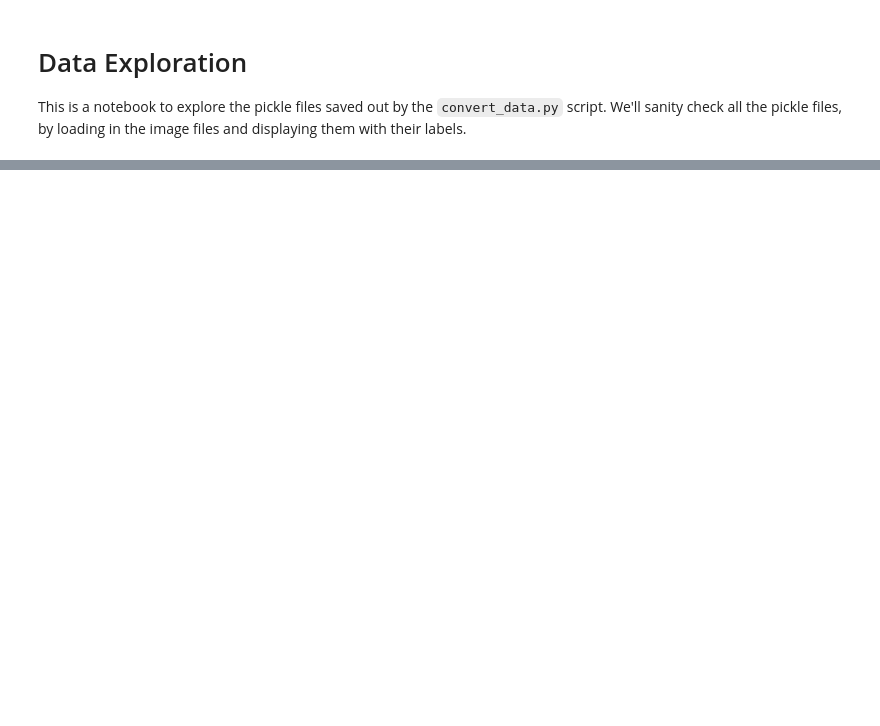
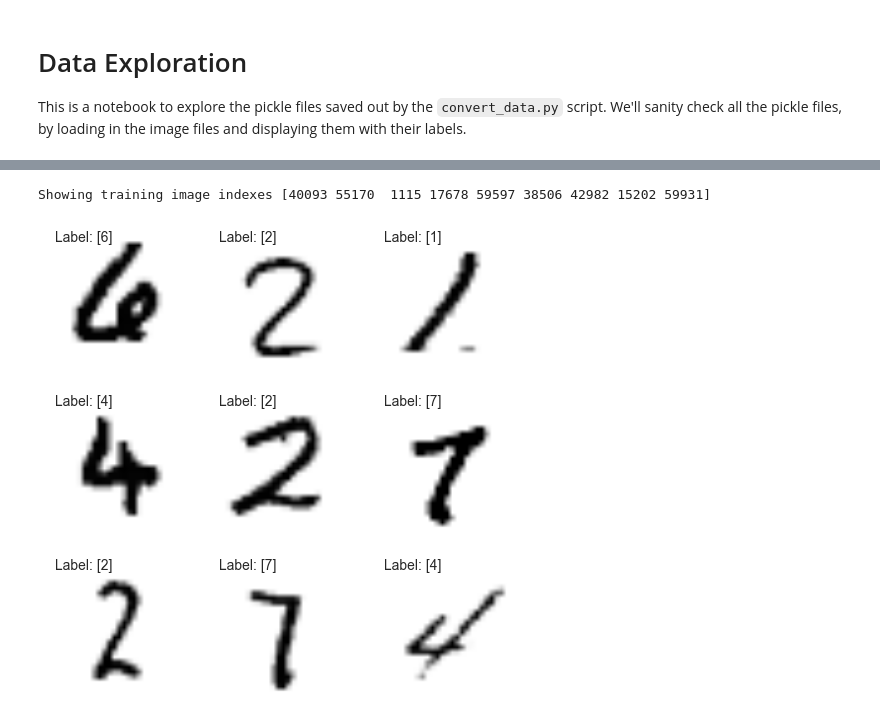
Before and after one commit to timgasser/keras-mnist, a Jupyter notebook: notebooks/data_exploration.ipynb, the cells around one changed output, grey strips where cells are left out. Drawn from its saved outputs; the diff is of its cells as text; code cells hidden in the pictures; blank space fills up the shorter version.

Commit message:
Finished off the data load and check notebook

```diff
--- a/notebooks/data_exploration.ipynb
+++ b/notebooks/data_exploration.ipynb
@@ -19,0 +22,19 @@ Y_TRAIN = DIR + 'train-images.idx3-ubyte.pkl'
+# %%
+# Set up the file directory and names
+DIR = '../input/'
+X_TRAIN = DIR + 'train-images-idx3-ubyte.pkl'
+Y_TRAIN = DIR + 'train-labels-idx1-ubyte.pkl'
+X_TEST = DIR + 't10k-images-idx3-ubyte.pkl'
+Y_TEST = DIR + 't10k-labels-idx1-ubyte.pkl'
+
+print('Loading pickle files')
+X_train = pickle.load( open( X_TRAIN, "rb" ) )
+y_train = pickle.load( open( Y_TRAIN, "rb" ) )
+X_test = pickle.load( open( X_TEST, "rb" ) )
+y_test = pickle.load( open( Y_TEST, "rb" ) )
+
+n_train = X_train.shape[0]
+n_test = X_test.shape[0]
+
+print('Train images shape {}, labels shape {}'.format(X_train.shape, y_train.shape))
+print('Test images shape {}, labels shape {}'.format(X_test.shape, y_test.shape))
@@ -19,0 +49,22 @@ Y_TRAIN = DIR + 'train-images.idx3-ubyte.pkl'
+# %%
+# Check a few training values at random as a sanity check
+def show_label_images(X, y):
+    '''Shows random images in a grid'''
+
+    num = 9
+
+    images = np.random.randint(0, n_train, num)
+    print('Showing training image indexes {}'.format(images))
+
+    fig, axes = plt.subplots(3,3, figsize=(6,6))
+    for idx, val in enumerate(images):
+        r, c = divmod(idx, 3)
+        axes[r][c].imshow(X_train[images[idx]])
+        axes[r][c].annotate('Label: {}'.format(y_train[val]), xy=(1, 1))
+        axes[r][c].xaxis.set_visible(False)
+        axes[r][c].yaxis.set_visible(False)
+
+show_label_images(X_train, y_train)
+# %% [output]
+Showing training image indexes [40093 55170  1115 17678 59597 38506 42982 15202 59931]
+[figure, added]
```
Also changed, not shown: parts of 14 cells of this notebook.
